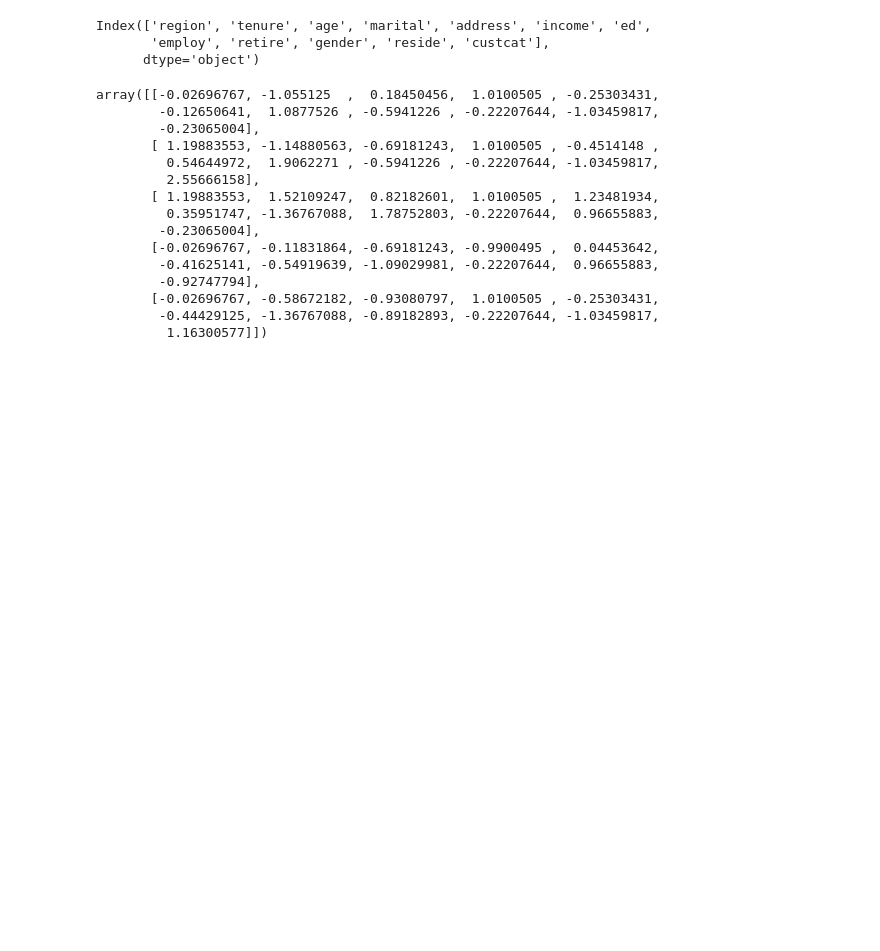
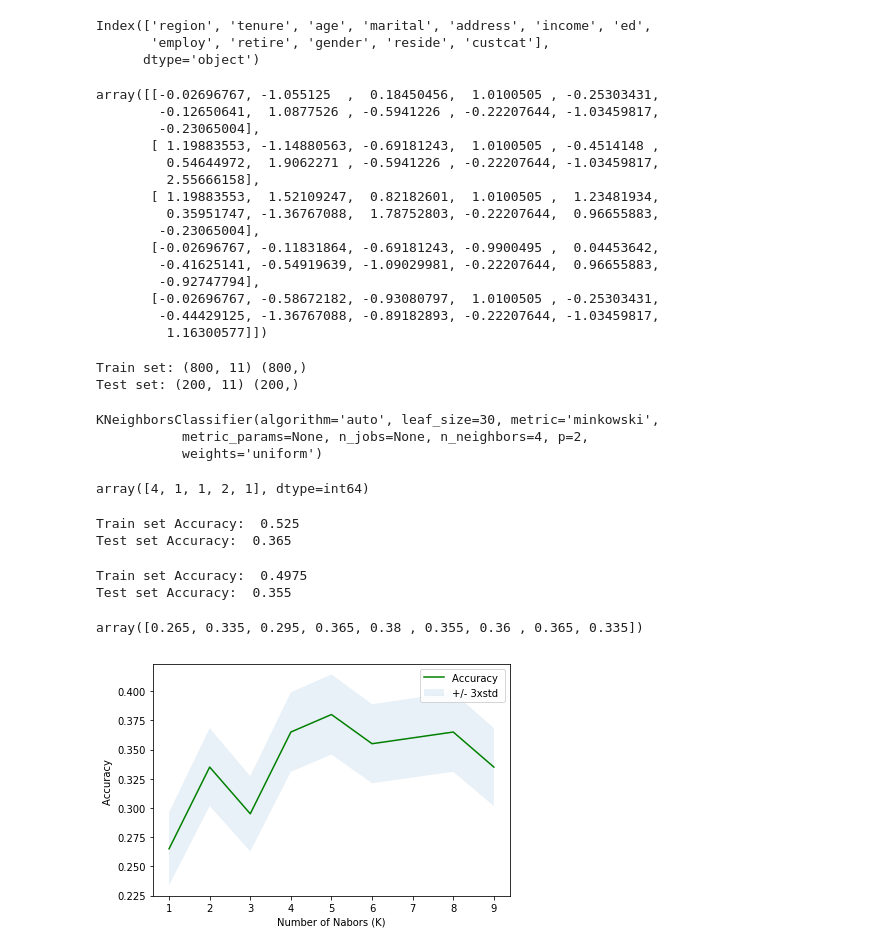
Before and after one commit to abdoelsayed2016/Machine-Learning-Python-Algorithm, a Jupyter notebook: K-Nearest Neighbors.ipynb, the cells around one changed output. Drawn from its saved outputs; the diff is of its cells as text; code cells hidden in the pictures; blank space fills up the shorter version.

```diff
--- a/K-Nearest Neighbors.ipynb
+++ b/K-Nearest Neighbors.ipynb
@@ -61,3 +61,11 @@ array([[-0.02696767, -1.055125  ,  0.18450456,  1.0100505 , -0.25303431,
        [-0.02696767, -0.58672182, -0.93080797,  1.0100505 , -0.25303431,
         -0.44429125, -1.36767088, -0.89182893, -0.22207644, -1.03459817,
          1.16300577]])
+# %%
+from sklearn.model_selection import train_test_split
+X_train,X_test,y_train,y_test=train_test_split(X,y,test_size=0.2)
+print("Train set:",X_train.shape,y_train.shape)
+print ('Test set:', X_test.shape,  y_test.shape)
+# %% [output]
+Train set: (800, 11) (800,)
+Test set: (200, 11) (200,)
@@ -63,0 +74,59 @@ array([[-0.02696767, -1.055125  ,  0.18450456,  1.0100505 , -0.25303431,
+# %%
+k = 4
+#Train Model and Predict
+neigh = KNeighborsClassifier(n_neighbors = k).fit(X_train,y_train)
+neigh
+# %% [output]
+KNeighborsClassifier(algorithm='auto', leaf_size=30, metric='minkowski',
+           metric_params=None, n_jobs=None, n_neighbors=4, p=2,
+           weights='uniform')
+# %%
+yhat = neigh.predict(X_test)
+yhat[0:5]
+# %% [output]
+array([4, 1, 1, 2, 1], dtype=int64)
+# %%
+from sklearn import metrics
+print("Train set Accuracy: ", metrics.accuracy_score(y_train, neigh.predict(X_train)))
+print("Test set Accuracy: ", metrics.accuracy_score(y_test, yhat))
+# %% [output]
+Train set Accuracy:  0.525
+Test set Accuracy:  0.365
+# %%
+
+k = 6
+neigh6 = KNeighborsClassifier(n_neighbors = k).fit(X_train,y_train)
+yhat6 = neigh6.predict(X_test)
+print("Train set Accuracy: ", metrics.accuracy_score(y_train, neigh6.predict(X_train)))
+print("Test set Accuracy: ", metrics.accuracy_score(y_test, yhat6))
+# %% [output]
+Train set Accuracy:  0.4975
+Test set Accuracy:  0.355
+# %%
+Ks = 10
+mean_acc = np.zeros((Ks-1))
+std_acc = np.zeros((Ks-1))
+ConfustionMx = [];
+for n in range(1,Ks):
+
+    #Train Model and Predict
+    neigh = KNeighborsClassifier(n_neighbors = n).fit(X_train,y_train)
+    yhat=neigh.predict(X_test)
+    mean_acc[n-1] = metrics.accuracy_score(y_test, yhat)
+
+
+    std_acc[n-1]=np.std(yhat==y_test)/np.sqrt(yhat.shape[0])
+
+mean_acc
+# %% [output]
+array([0.265, 0.335, 0.295, 0.365, 0.38 , 0.355, 0.36 , 0.365, 0.335])
+# %%
+plt.plot(range(1,Ks),mean_acc,'g')
+plt.fill_between(range(1,Ks),mean_acc - 1 * std_acc,mean_acc + 1 * std_acc, alpha=0.10)
+plt.legend(('Accuracy ', '+/- 3xstd'))
+plt.ylabel('Accuracy ')
+plt.xlabel('Number of Nabors (K)')
+plt.tight_layout()
+plt.show()
+# %% [output]
+[figure, added]
```
Also changed, not shown: parts of 1 cell of this notebook.
